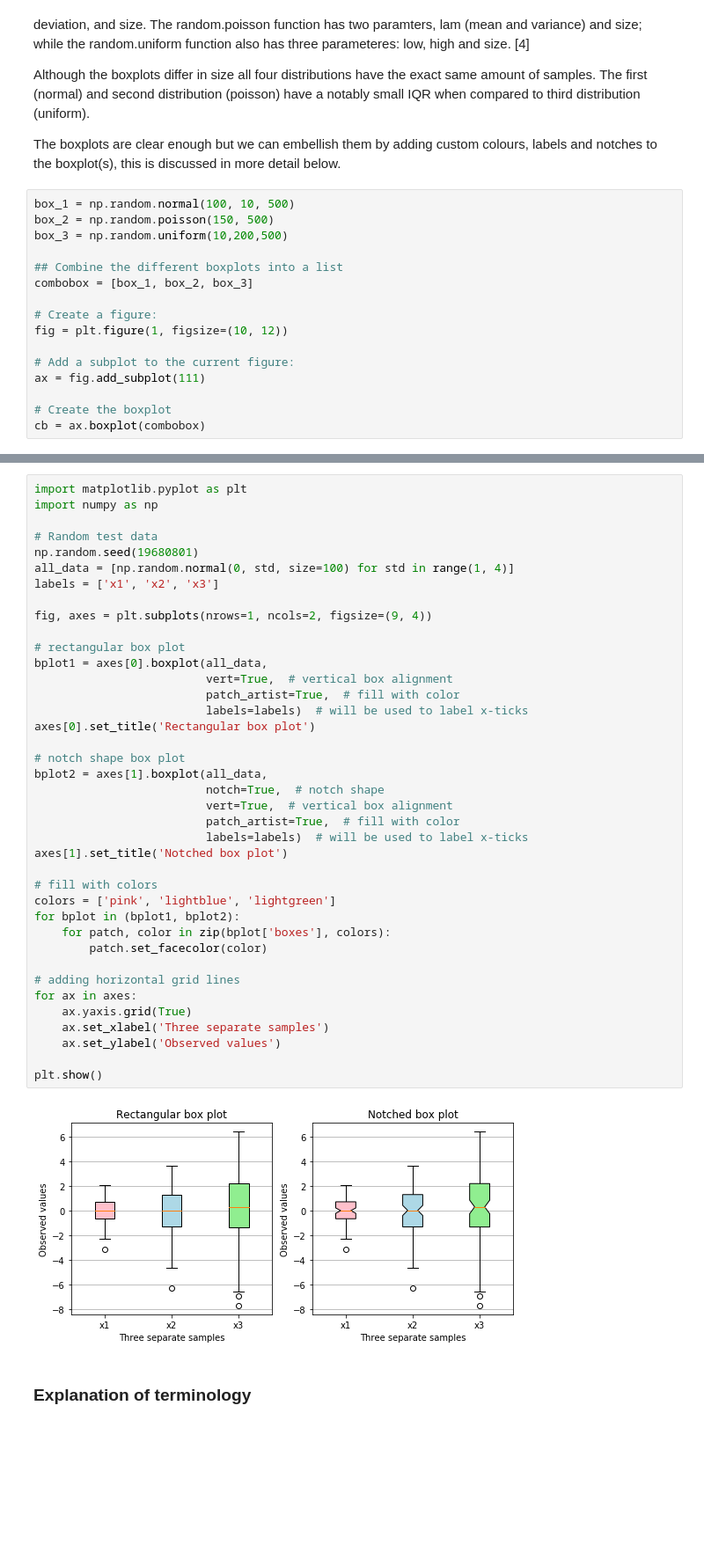
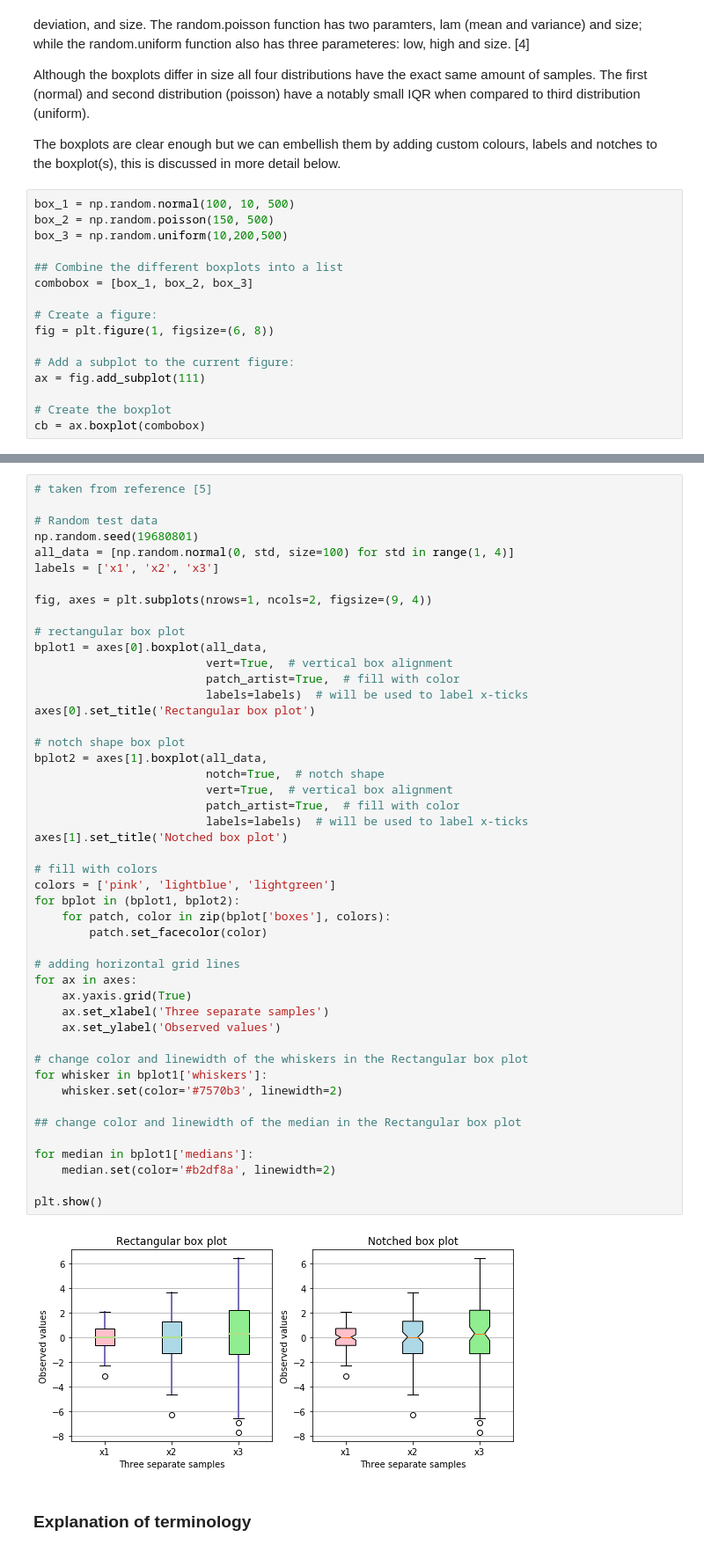
Before and after one commit to JulianConneely/Fundamentals-of-Data-Analysis-Project-Dec-18, a Jupyter notebook: Boxplot.ipynb, the cells around one changed output, grey strips where cells are left out. Shown: that part at 88% size. Cells and saved outputs as stored; diff of their text form; blank space fills up the shorter version.

```diff
--- a/Boxplot.ipynb
+++ b/Boxplot.ipynb
@@ -158,7 +195,7 @@ box_3 = np.random.uniform(10,200,500)
 combobox = [box_1, box_2, box_3]
 
 # Create a figure:
-fig = plt.figure(1, figsize=(10, 12))
+fig = plt.figure(1, figsize=(6, 8))
 
 # Add a subplot to the current figure:
 ax = fig.add_subplot(111)
@@ -174,6 +213,5 @@ The bp variable in the code snippet above is a python dictionary with keys boxes
 # %%
-import matplotlib.pyplot as plt
-import numpy as np
+# taken from reference [5]
 
 # Random test data
 np.random.seed(19680801)
@@ -184,34 +222,43 @@ fig, axes = plt.subplots(nrows=1, ncols=2, figsize=(9, 4))
 
 # rectangular box plot
 bplot1 = axes[0].boxplot(all_data,
                          vert=True,  # vertical box alignment
                          patch_artist=True,  # fill with color
                          labels=labels)  # will be used to label x-ticks
 axes[0].set_title('Rectangular box plot')
 
 # notch shape box plot
 bplot2 = axes[1].boxplot(all_data,
                          notch=True,  # notch shape
                          vert=True,  # vertical box alignment
                          patch_artist=True,  # fill with color
                          labels=labels)  # will be used to label x-ticks
 axes[1].set_title('Notched box plot')
 
 # fill with colors
 colors = ['pink', 'lightblue', 'lightgreen']
 for bplot in (bplot1, bplot2):
     for patch, color in zip(bplot['boxes'], colors):
         patch.set_facecolor(color)
 
 # adding horizontal grid lines
 for ax in axes:
     ax.yaxis.grid(True)
     ax.set_xlabel('Three separate samples')
     ax.set_ylabel('Observed values')
 
+# change color and linewidth of the whiskers in the Rectangular box plot
+for whisker in bplot1['whiskers']:
+    whisker.set(color='#7570b3', linewidth=2)
+
+## change color and linewidth of the median in the Rectangular box plot
+
+for median in bplot1['medians']:
+    median.set(color='#b2df8a', linewidth=2)
+
 plt.show()
 # %% [output]
-[figure, old version]
+[figure, new version]
 # %% [markdown]
 ### Explanation of terminology
 # %% [markdown]
```
Also changed, not shown: parts of 15 cells of this notebook.
